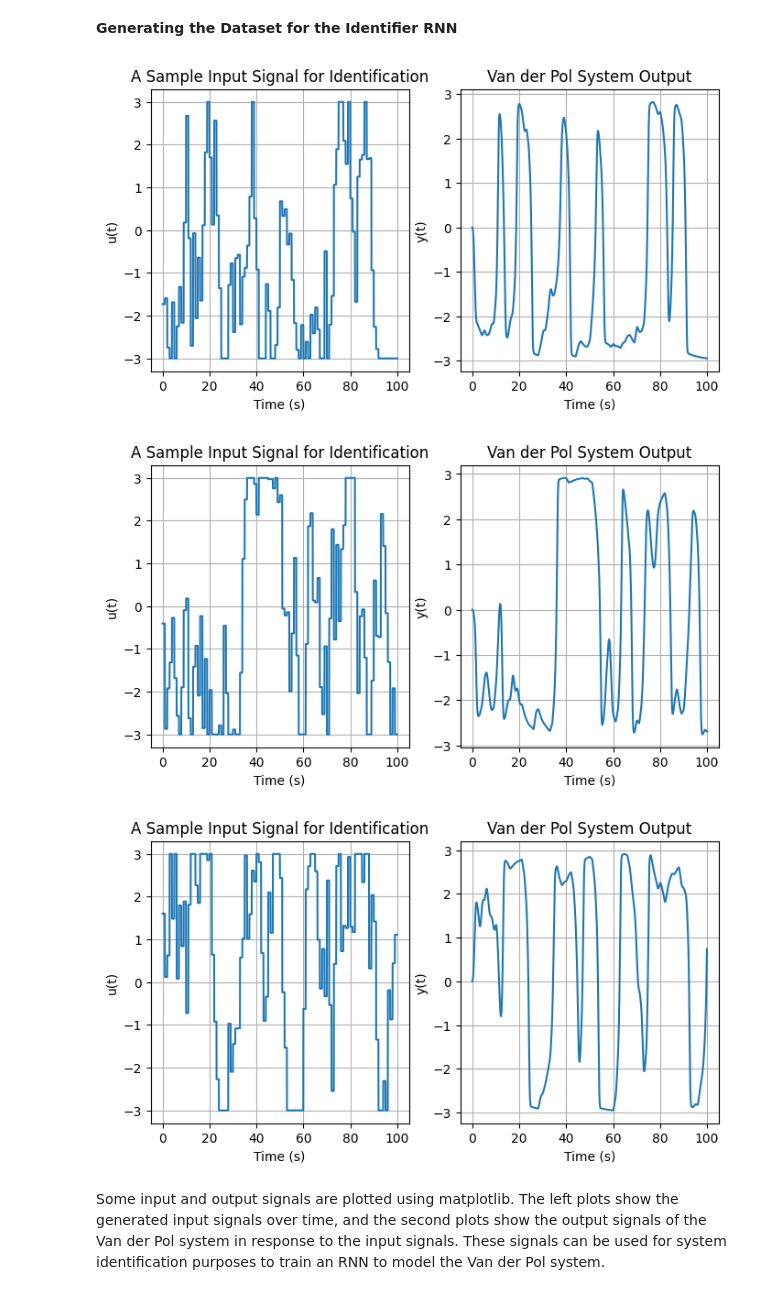
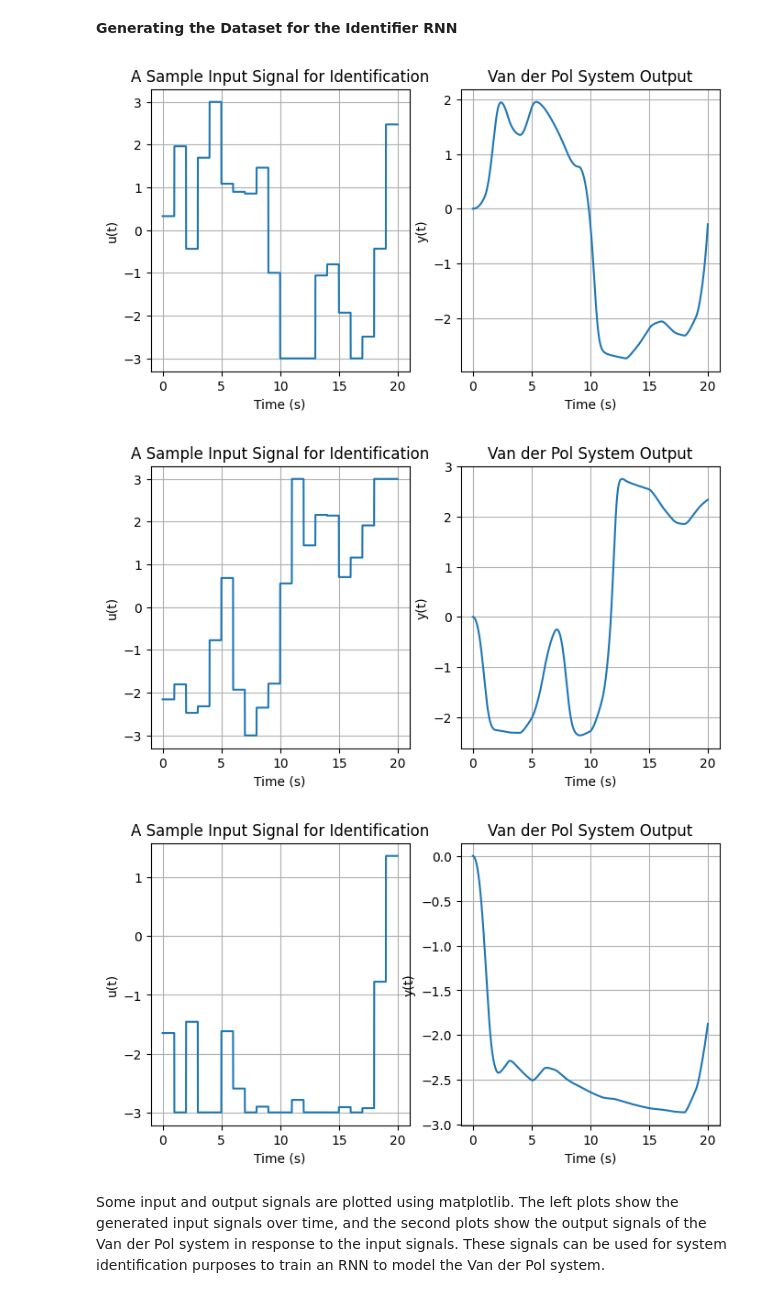
Before and after one commit to fernand0labra/ltu-D7047E-project, a Jupyter notebook: project.ipynb, the cells around one changed output. Drawn from its saved outputs; the diff is of its cells as text; code cells hidden in the pictures.

```diff
--- a/project.ipynb
+++ b/project.ipynb
@@ -286,32 +286,34 @@ class DynamicSystemDataset(Dataset):
 # %%
 import os
 
 # Instantiate the VanDerPol system
 sys = VanDerPol(mu=1, dt=0.01)
 
 PATH = "./dataset/system/van_der_pol.pt"
 if not os.path.isfile(PATH):
     # Create system directory
     os.makedirs(os.path.dirname(PATH), exist_ok=True)
 
-    # Input signal properties (for identification)
-    data_count = 10000
-    num_steps = 100
-    step_width = 100
-    max_step_height = 3.0
-    max_signal_val = 3.0
+    # Define signal generation parameters
+    DATA_COUNT = 10000
 
-    dataset = DynamicSystemDataset.create_dataset(sys, data_count, num_steps,
-                                                  step_width, max_step_height,
-                                                  max_signal_val, PATH)
+    NUM_STEPS = 20
+    STEP_WIDTH = 100
+
+    MAX_STEP_HEIGHT = 3
+    MAX_SIGNAL_VAL = 3.0
+
+    dataset = DynamicSystemDataset.create_dataset(sys, DATA_COUNT, NUM_STEPS,
+                                                  STEP_WIDTH, MAX_STEP_HEIGHT,
+                                                  MAX_SIGNAL_VAL, PATH)
 else:
     dataset = torch.load(PATH)
 
 dataset.plot_samples(3)
 # %% [output]
-[figure, old version]
+[figure, new version]
-[figure, old version]
+[figure, new version]
-[figure, old version]
+[figure, new version]
 # %% [markdown]
 Some input and output signals are plotted using matplotlib. The left plots show the generated input signals over time, and the second plots show the output signals of the Van der Pol system in response to the input signals. These signals can be used for system identification purposes to train an RNN to model the Van der Pol system.
 # %%
```
Also changed, not shown: parts of 1 cell of this notebook, 5 other files.
